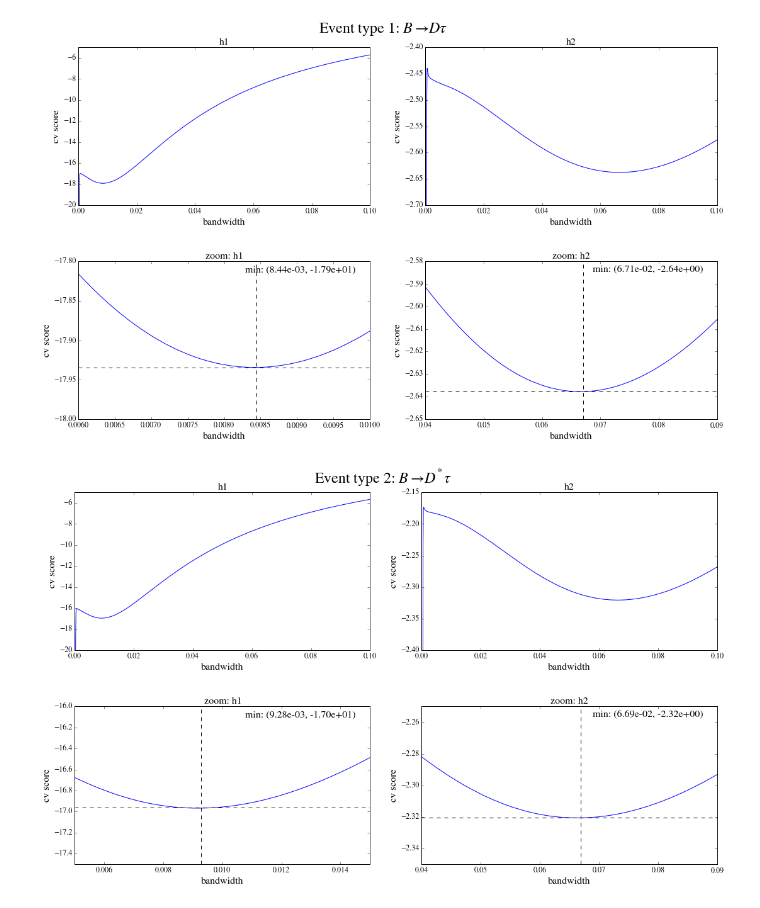
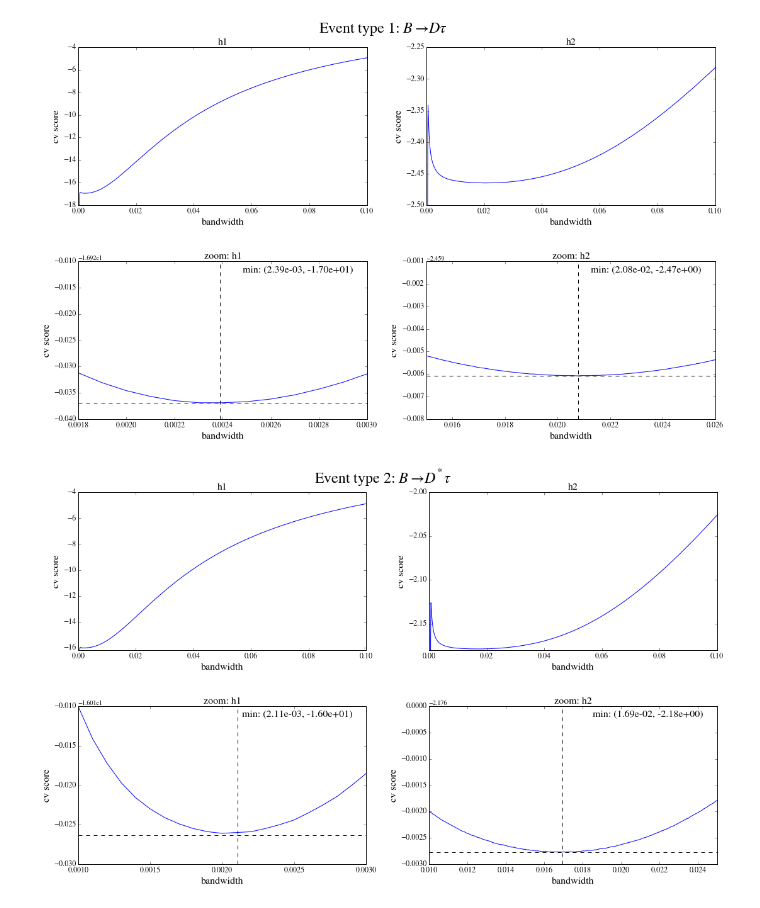
Before and after one commit to dchao34/bbrcit_kde, a Jupyter notebook: visual/cv_visual.ipynb, the cells around one changed output. Saved outputs shown, nothing was run; the diff lists cells and outputs as text; code cells hidden in the pictures.

```diff
--- a/visual/cv_visual.ipynb
+++ b/visual/cv_visual.ipynb
@@ -48,37 +48,37 @@ fig = plt.figure(figsize=(5*1.615*2,10))
 fig.suptitle(r'Event type 1: $B\rightarrow D\tau$', fontsize=24)
 
 ax = fig.add_subplot(2,2,1)
-plot_cvscan('evttype1.col0.txt', ax, title='h1', xlim=(0.0, 0.1), ylim=(-20,-5))
+plot_cvscan('cv/evttype1.col0.txt', ax, title='h1', xlim=(0.0, 0.1), ylim=(-18,-4))
 ax = fig.add_subplot(2,2,2)
-plot_cvscan('evttype1.col1.txt', ax, title='h2', xlim=(0.0,0.1), ylim=(-2.7,-2.4))
+plot_cvscan('cv/evttype1.col1.txt', ax, title='h2', xlim=(0.0,0.1), ylim=(-2.5,-2.25))
 
 ax = fig.add_subplot(2,2,3)
-plot_cvscan('evttype1.col0.txt', ax, title='zoom: h1', xlim=(0.006,0.01), ylim=(-18.0,-17.8), quad_lsq=True)
+plot_cvscan('cv/evttype1.col0.txt', ax, title='zoom: h1', xlim=(0.0018,0.003), ylim=(-16.96,-16.93), quad_lsq=True)
 ax = fig.add_subplot(2,2,4)
-plot_cvscan('evttype1.col1.txt', ax, title='zoom: h2', xlim=(0.04, 0.09), ylim=(-2.65,-2.58), quad_lsq=True)
+plot_cvscan('cv/evttype1.col1.txt', ax, title='zoom: h2', xlim=(0.015, 0.026), ylim=(-2.467,-2.46), quad_lsq=True)
 
 plt.tight_layout(pad=4.0, w_pad=2.0)
 plt.show()
 # %% [output]
-[figure, old version]
+[figure, new version]
 # %%
 fig = plt.figure(figsize=(5*1.615*2,10))
 fig.suptitle(r'Event type 2: $B\rightarrow D^*\tau$', fontsize=24)
 
 ax = fig.add_subplot(2,2,1)
-plot_cvscan('evttype2.col0.txt', ax, title='h1', xlim=(0.0, 0.1), ylim=(-20,-5))
+plot_cvscan('cv/evttype2.col0.txt', ax, title='h1', xlim=(0.0, 0.1), ylim=(-16.2,-4))
 ax = fig.add_subplot(2,2,2)
-plot_cvscan('evttype2.col1.txt', ax, title='h2', xlim=(0.0,0.1), ylim=(-2.4,-2.15))
+plot_cvscan('cv/evttype2.col1.txt', ax, title='h2', xlim=(0.0,0.1), ylim=(-2.18,-2.0))
 
 ax = fig.add_subplot(2,2,3)
-plot_cvscan('evttype2.col0.txt', ax, title='zoom: h1', xlim=(0.005,0.015), ylim=(-17.5,-16), quad_lsq=True)
+plot_cvscan('cv/evttype2.col0.txt', ax, title='zoom: h1', xlim=(0.001,0.003), ylim=(-16.04,-16.02), quad_lsq=True)
 ax = fig.add_subplot(2,2,4)
-plot_cvscan('evttype2.col1.txt', ax, title='zoom: h2', xlim=(0.04, 0.09), ylim=(-2.35,-2.25), quad_lsq=True)
+plot_cvscan('cv/evttype2.col1.txt', ax, title='zoom: h2', xlim=(0.01, 0.025), ylim=(-2.179,-2.176), quad_lsq=True)
 
 plt.tight_layout(pad=4.0, w_pad=2.0)
 plt.show()
 # %% [output]
-[figure, old version]
+[figure, new version]
 # %%
 fig = plt.figure(figsize=(5*1.615*2,10))
 fig.suptitle(r'Event type 3: Semileptonic background', fontsize=24)
```
Also changed, not shown: parts of 3 cells of this notebook, 1 other file.
